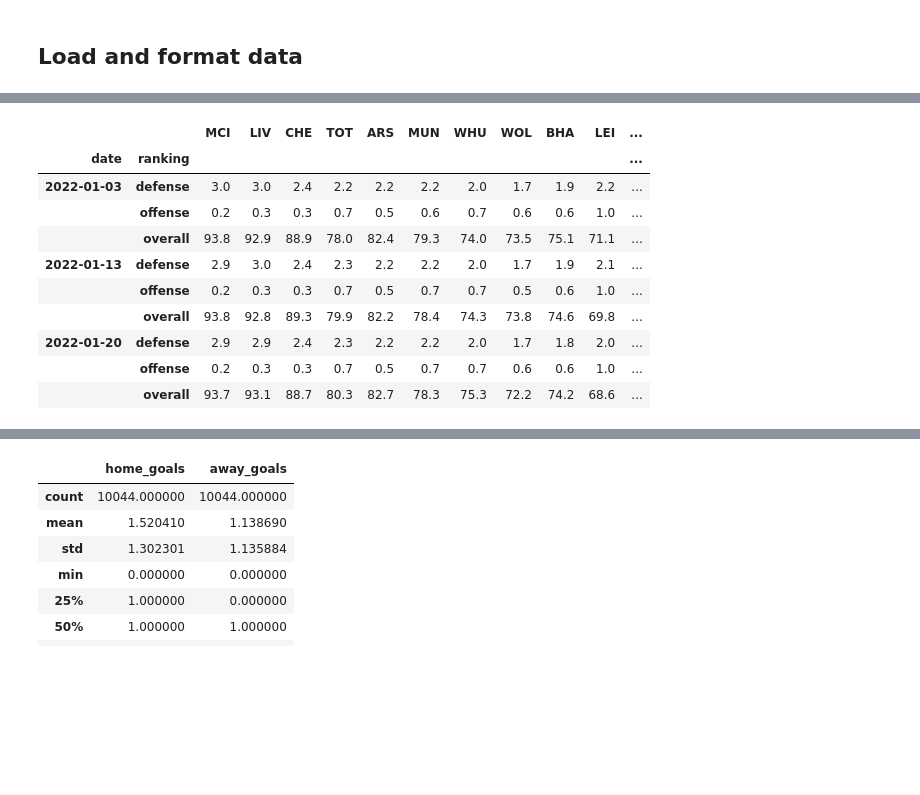
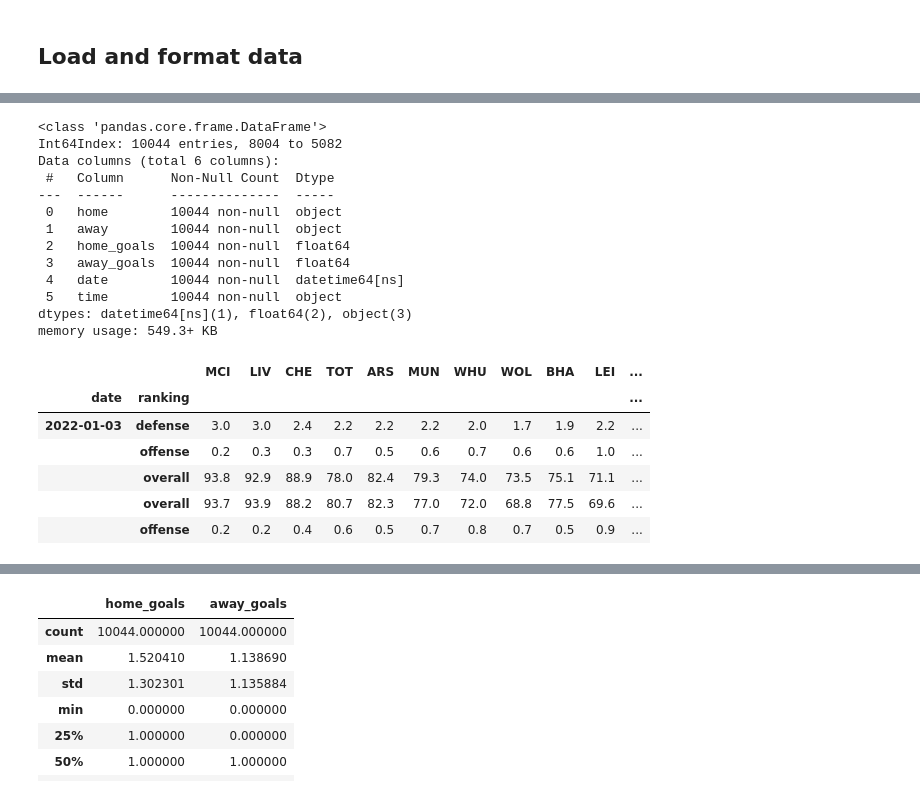
Before and after one commit to kevonscott/freekick, a Jupyter notebook: freekick/model/ai/notebooks/data_analysis.ipynb, the cells around one changed output, grey strips where cells are left out. Drawn from its saved outputs; the diff is of its cells as text; code cells hidden in the pictures; blank space fills up the shorter version.

```diff
--- a/freekick/model/ai/notebooks/data_analysis.ipynb
+++ b/freekick/model/ai/notebooks/data_analysis.ipynb
@@ -31,17 +45,30 @@ X.head()
+# %%
+X.info()
+# %% [output]
+<class 'pandas.core.frame.DataFrame'>
+Int64Index: 10044 entries, 8004 to 5082
+Data columns (total 6 columns):
+ #   Column      Non-Null Count  Dtype
+---  ------      --------------  -----
+ 0   home        10044 non-null  object
+ 1   away        10044 non-null  object
+ 2   home_goals  10044 non-null  float64
+ 3   away_goals  10044 non-null  float64
+ 4   date        10044 non-null  datetime64[ns]
+ 5   time        10044 non-null  object
+dtypes: datetime64[ns](1), float64(2), object(3)
+memory usage: 549.3+ KB
 # %%
 team_rank_df = pd.read_csv('../data/processed/epl_team_ranking.csv', index_col=['date', 'ranking'], parse_dates=True)
 team_rank_df.columns = [team_code(c) for c in team_rank_df.columns]
+team_rank_df = team_rank_df.sort_values(by=['date'])
 # %%
-team_rank_df.head(20)
+team_rank_df.head()
 # %% [output]
 |  |  | MCI | LIV | CHE | TOT | ARS | MUN | WHU | WOL | BHA | LEI | ... |
 | date | ranking |  |  |  |  |  |  |  |  |  |  | ... |
 | 2022-01-03 | defense | 3.0 | 3.0 | 2.4 | 2.2 | 2.2 | 2.2 | 2.0 | 1.7 | 1.9 | 2.2 | ... |
 |  | offense | 0.2 | 0.3 | 0.3 | 0.7 | 0.5 | 0.6 | 0.7 | 0.6 | 0.6 | 1.0 | ... |
 |  | overall | 93.8 | 92.9 | 88.9 | 78.0 | 82.4 | 79.3 | 74.0 | 73.5 | 75.1 | 71.1 | ... |
-| 2022-01-13 | defense | 2.9 | 3.0 | 2.4 | 2.3 | 2.2 | 2.2 | 2.0 | 1.7 | 1.9 | 2.1 | ... |
-|  | offense | 0.2 | 0.3 | 0.3 | 0.7 | 0.5 | 0.7 | 0.7 | 0.5 | 0.6 | 1.0 | ... |
-|  | overall | 93.8 | 92.8 | 89.3 | 79.9 | 82.2 | 78.4 | 74.3 | 73.8 | 74.6 | 69.8 | ... |
-| 2022-01-20 | defense | 2.9 | 2.9 | 2.4 | 2.3 | 2.2 | 2.2 | 2.0 | 1.7 | 1.8 | 2.0 | ... |
-|  | offense | 0.2 | 0.3 | 0.3 | 0.7 | 0.5 | 0.7 | 0.7 | 0.6 | 0.6 | 1.0 | ... |
-|  | overall | 93.7 | 93.1 | 88.7 | 80.3 | 82.7 | 78.3 | 75.3 | 72.2 | 74.2 | 68.6 | ... |
+|  | overall | 93.7 | 93.9 | 88.2 | 80.7 | 82.3 | 77.0 | 72.0 | 68.8 | 77.5 | 69.6 | ... |
+|  | offense | 0.2 | 0.2 | 0.4 | 0.6 | 0.5 | 0.7 | 0.8 | 0.7 | 0.5 | 0.9 | ... |
```
Also changed, not shown: parts of 11 cells of this notebook, 9 other files.
